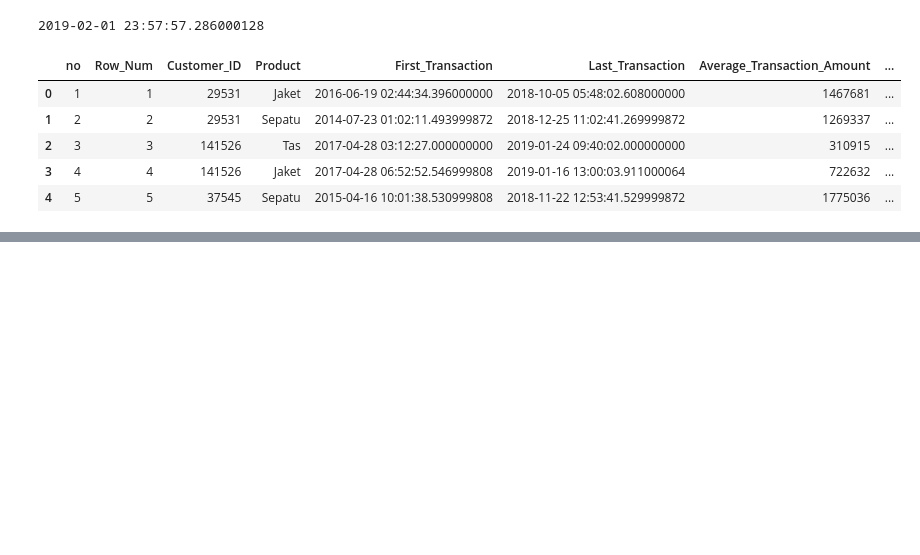
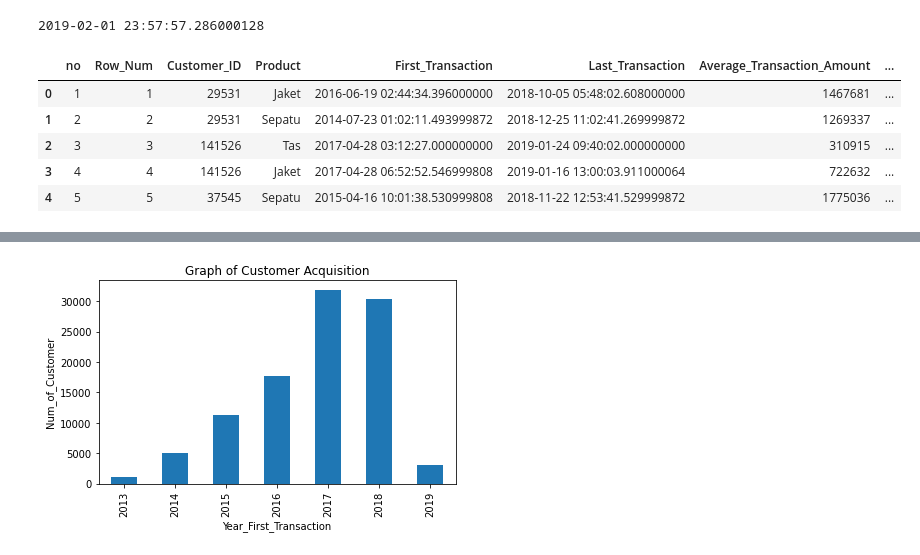
Before and after one commit to Iwanplayground/PROYEK-KECIL2AN, a Jupyter notebook: dataAnalystTest.ipynb, the cells around one changed output, grey strips where cells are left out. Cells and saved outputs as stored; diff of their text form; code cells hidden in the pictures; blank space fills up the shorter version.

```diff
--- a/dataAnalystTest.ipynb
+++ b/dataAnalystTest.ipynb
@@ -108,3 +108,16 @@ df.head()
 | 2 | 141526 | Tas | 2017-04-28 03:12:27.000000000 | 2019-01-24 09:40:02.000000000 | 310915 | 30 | ... |
 | 3 | 141526 | Jaket | 2017-04-28 06:52:52.546999808 | 2019-01-16 13:00:03.911000064 | 722632 | 27 | ... |
 | 4 | 37545 | Sepatu | 2015-04-16 10:01:38.530999808 | 2018-11-22 12:53:41.529999872 | 1775036 | 25 | ... |
+# %%
+df['Year_First_Transaction'] = df['First_Transaction'].dt.year
+# Kolom tahun transaksi terakhir
+df['Year_Last_Transaction'] = df['Last_Transaction'].dt.year
+# %%
+df_year = df.groupby(['Year_First_Transaction'])['Customer_ID'].count()
+df_year.plot(x='Year_First_Transaction', y='Customer_ID', kind='bar', title='Graph of Customer Acquisition')
+plt.xlabel('Year_First_Transaction')
+plt.ylabel('Num_of_Customer')
+plt.tight_layout()
+plt.show()
+# %% [output]
+[figure, added]
```
Also changed, not shown: parts of 6 cells of this notebook.
